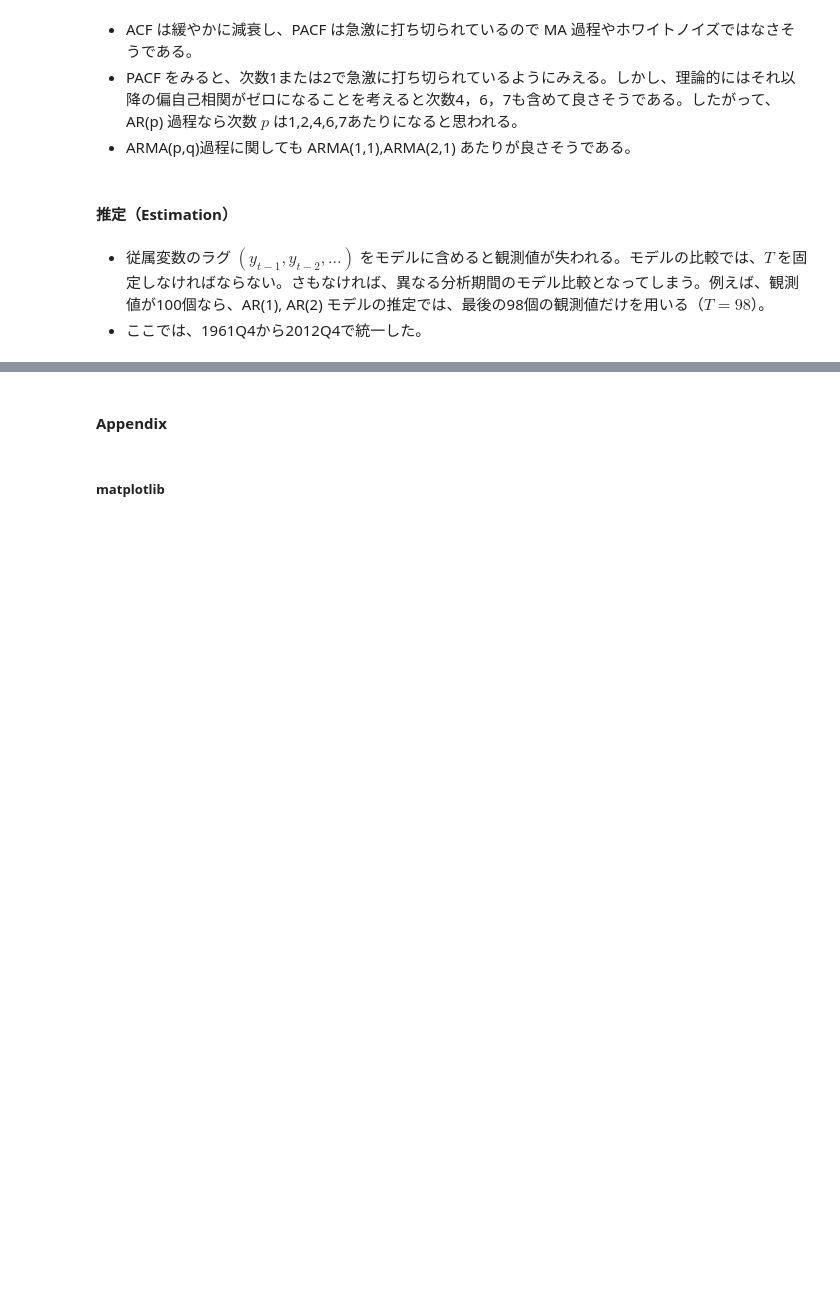
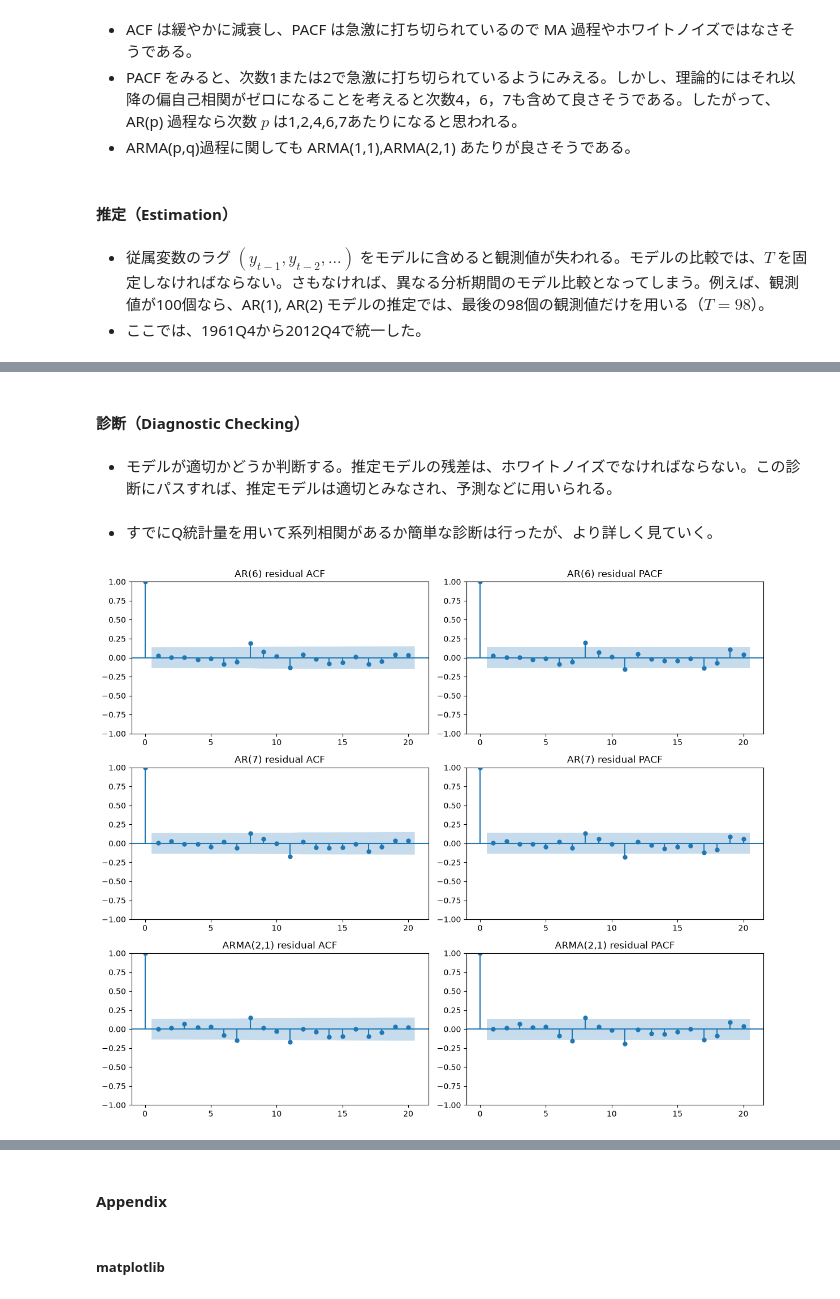
Before and after one commit to IkutoYoshioka/Time-series-analysis, a Jupyter notebook: StationaryTimeSeriesModels.ipynb, the cells around one changed output, grey strips where cells are left out. Drawn from its saved outputs; the diff is of its cells as text; code cells hidden in the pictures; blank space fills up the shorter version.

Commit message:
Ljung-Box検定

```diff
--- a/StationaryTimeSeriesModels.ipynb
+++ b/StationaryTimeSeriesModels.ipynb
@@ -163,0 +238,34 @@ plt.show()
+# %% [markdown]
+#### 診断（Diagnostic Checking）
+# %% [markdown]
+- モデルが適切かどうか判断する。推定モデルの残差は、ホワイトノイズでなければならない。この診断にパスすれば、推定モデルは適切とみなされ、予測などに用いられる。
+# %% [markdown]
+- すでにQ統計量を用いて系列相関があるか簡単な診断は行ったが、より詳しく見ていく。
+# %%
+import matplotlib.pyplot as plt
+from statsmodels.tsa.arima.model import ARIMA
+from statsmodels.graphics.tsaplots import plot_acf, plot_pacf
+from statsmodels.stats.diagnostic import acorr_ljungbox
+
+target_models = {
+    'AR(6)': (6, 0, 0),
+    'AR(7)': (7, 0, 0),
+    'ARMA(2,1)': (2, 0, 1),
+}
+
+fits = {name: ARIMA(series, order=order).fit() for name, order in target_models.items()}
+
+# ---------- 1. 残差のACF/PACFを並べて描画 ----------
+fig, axes = plt.subplots(3, 2, figsize=(12, 10))
+
+for i, (name, fit) in enumerate(fits.items()):
+    resid = fit.resid.dropna()
+    plot_acf(resid, lags=20, ax=axes[i, 0])
+    axes[i, 0].set_title(f'{name} residual ACF')
+    plot_pacf(resid, lags=20, ax=axes[i, 1], method='ywm')
+    axes[i, 1].set_title(f'{name} residual PACF')
+
+plt.tight_layout()
+plt.show()
+# %% [output]
+[figure, added]
```
Also changed, not shown: parts of 7 cells of this notebook.
